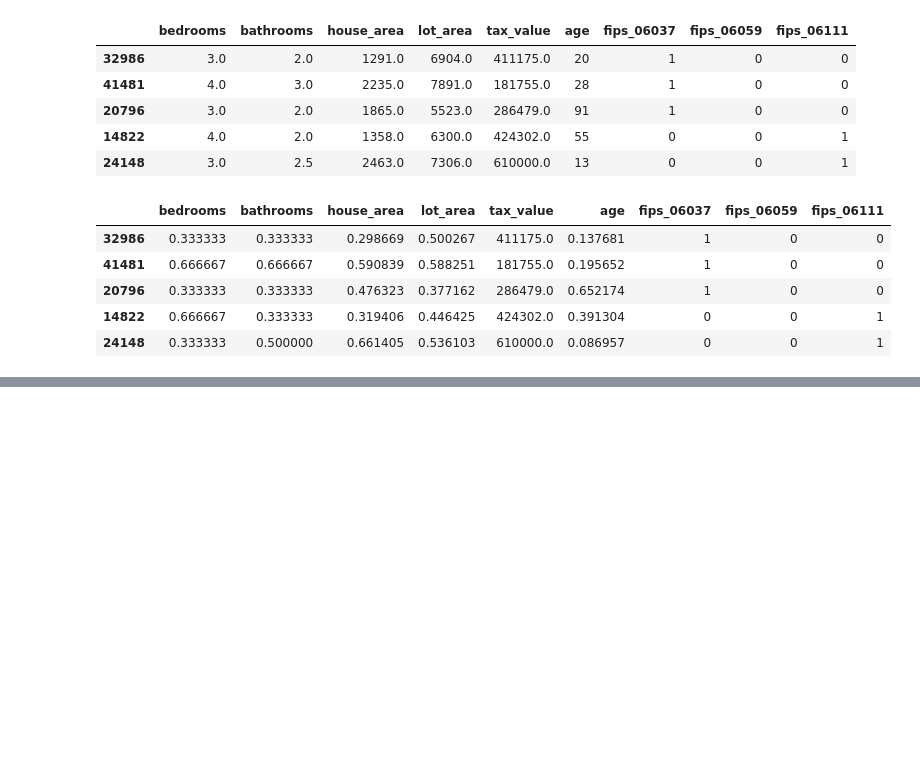
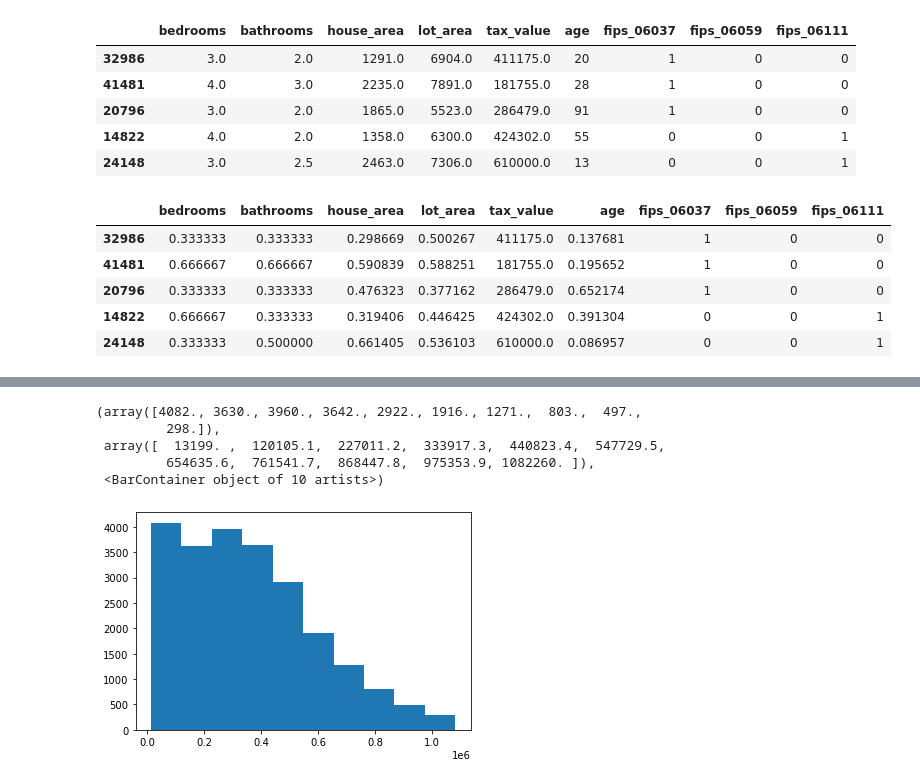
Before and after one commit to watermanbrandyn/regression_project, a Jupyter notebook: regression_workbook.ipynb, the cells around one changed output, grey strips where cells are left out. Drawn from its saved outputs; the diff is of its cells as text; code cells hidden in the pictures; blank space fills up the shorter version.

```diff
--- a/regression_workbook.ipynb
+++ b/regression_workbook.ipynb
@@ -978,0 +422,17 @@ conts
+# %%
+# Separate our x and y variables
+x_train = train.drop(columns='tax_value')
+y_train = train.tax_value
+x_validate = validate.drop(columns='tax_value')
+y_validate = validate.tax_value
+x_test = test.drop(columns='tax_value')
+y_test = test.tax_value
+# %%
+plt.hist(y_train)
+# %% [output]
+(array([4082., 3630., 3960., 3642., 2922., 1916., 1271.,  803.,  497.,
+         298.]),
+ array([  13199. ,  120105.1,  227011.2,  333917.3,  440823.4,  547729.5,
+         654635.6,  761541.7,  868447.8,  975353.9, 1082260. ]),
+ <BarContainer object of 10 artists>)
+[figure, added]
```
Also changed, not shown: parts of 101 cells of this notebook.
